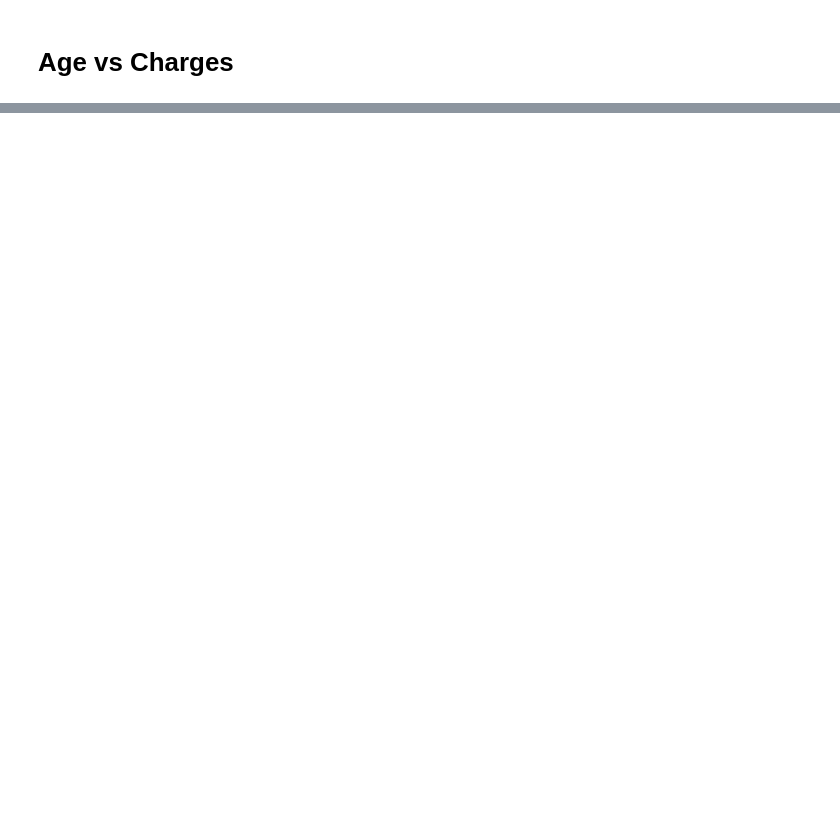
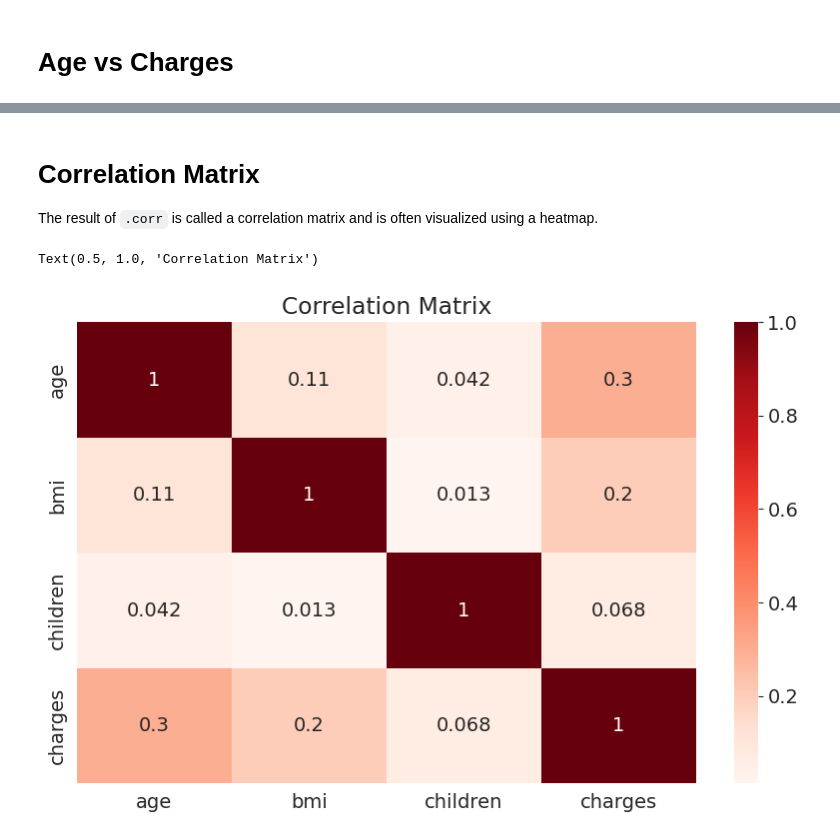
Before and after one commit to JohnUfo/python-and-scikit-tutorial, a Jupyter notebook: python_and_scikit_learn.ipynb, the cells around one changed output, grey strips where cells are left out. Drawn from its saved outputs; the diff is of its cells as text; code cells hidden in the pictures; blank space fills up the shorter version.

```diff
--- a/python_and_scikit_learn.ipynb
+++ b/python_and_scikit_learn.ipynb
@@ -143,0 +181,12 @@ fig.update_yaxes(dtick=5000)
+# %% [markdown]
+# Correlation Matrix
+ The result of `.corr` is called a correlation matrix and is often visualized using a heatmap.
+# %%
+sns.heatmap(medical_df.corr(numeric_only=True),
+            cmap='Reds',
+            annot=True
+)
+plt.title('Correlation Matrix')
+# %% [output]
+Text(0.5, 1.0, 'Correlation Matrix')
+[figure, added]
```
Also changed, not shown: parts of 19 cells of this notebook.
